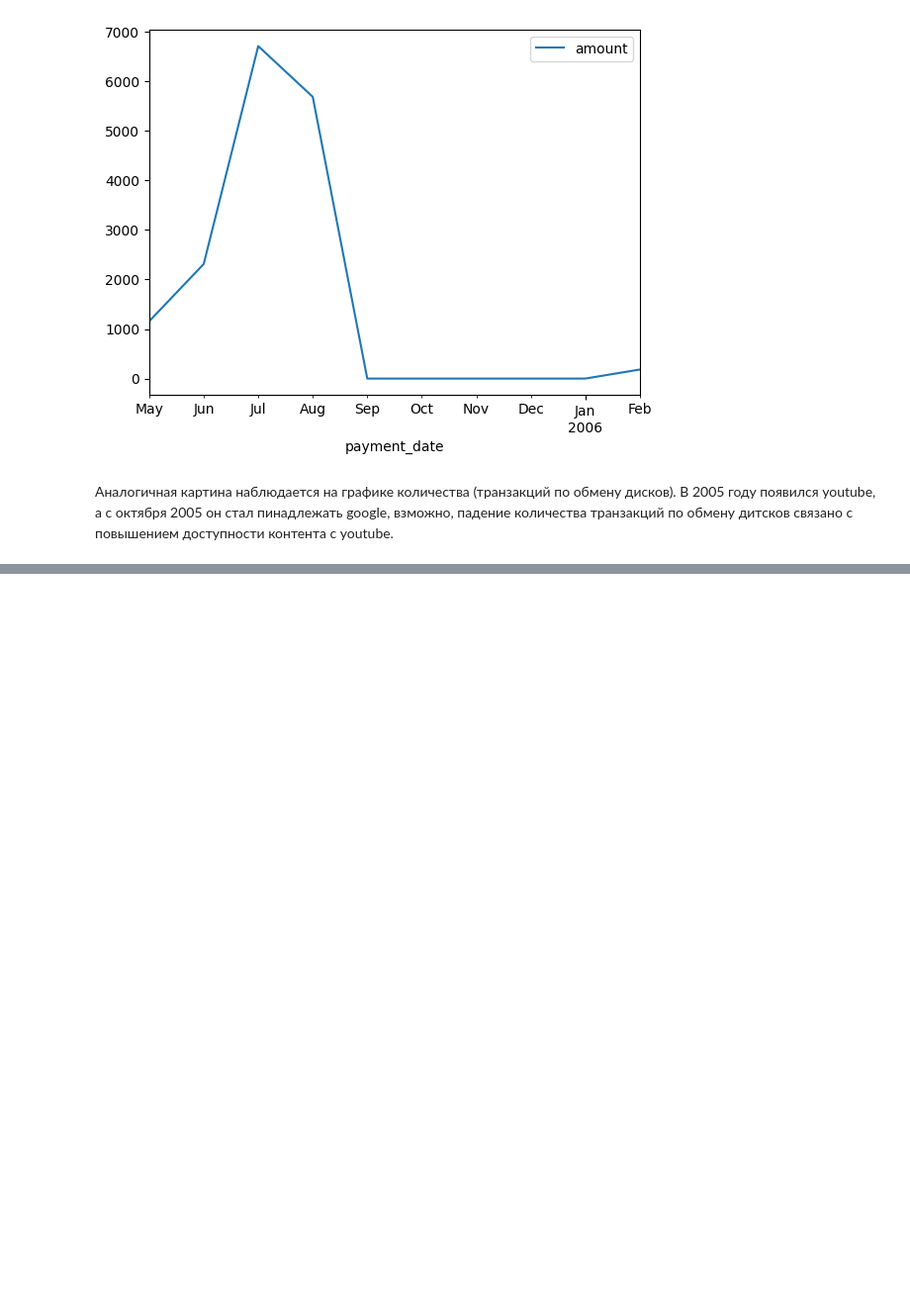
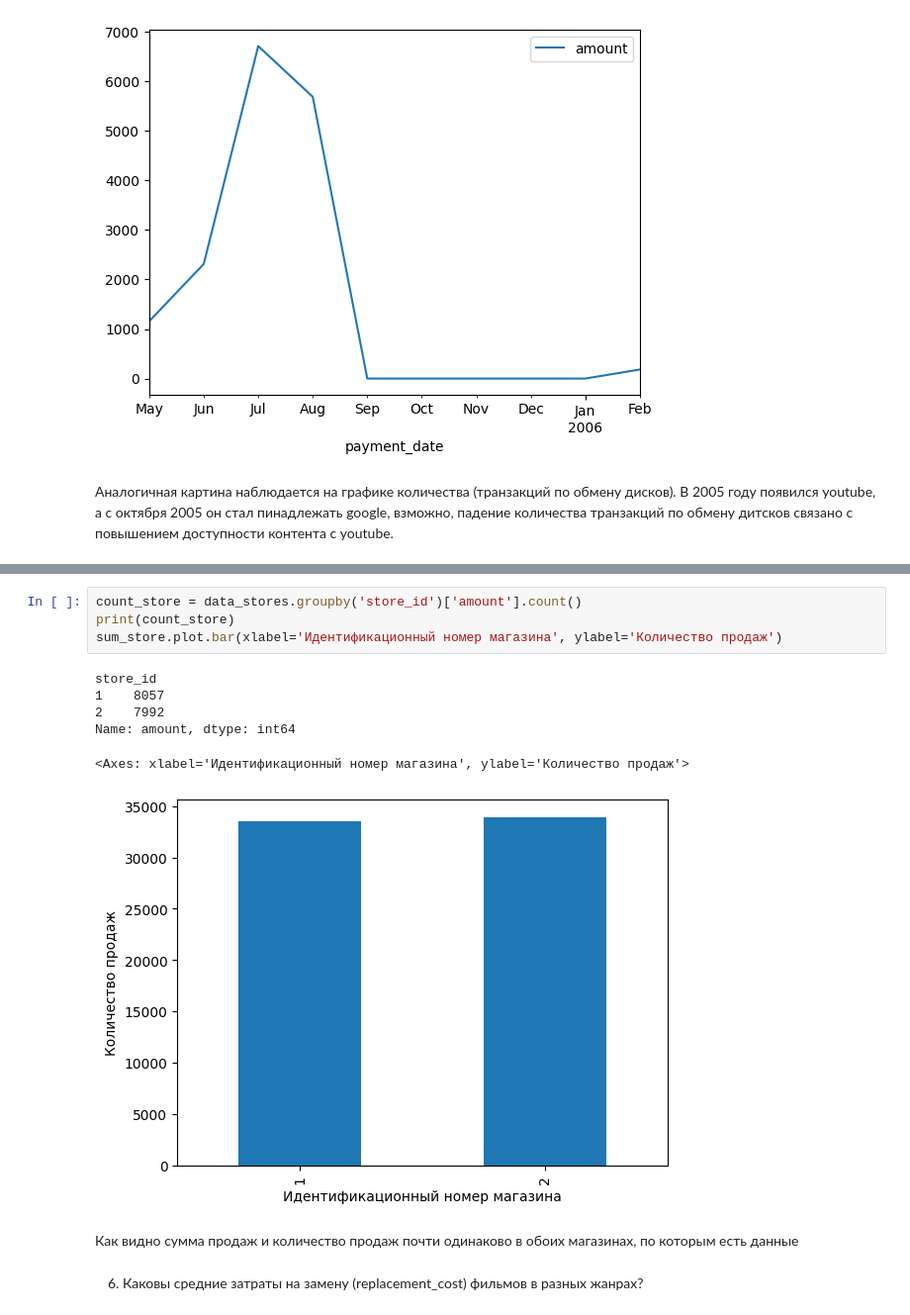
Before and after one commit to chebandenis/DZ_innopolis, a Jupyter notebook: db.ipynb, the cells around one changed output, grey strips where cells are left out. Shown: that part at 99% size. Saved outputs shown, nothing was run; the diff lists cells and outputs as text; blank space fills up the shorter version.

```diff
--- a/db.ipynb
+++ b/db.ipynb
@@ -237,0 +293,15 @@ data_month_count.plot()
+# %%
+count_store = data_stores.groupby('store_id')['amount'].count()
+print(count_store)
+sum_store.plot.bar(xlabel='Идентификационный номер магазина', ylabel='Количество продаж')
+# %% [output]
+store_id
+1    8057
+2    7992
+Name: amount, dtype: int64
+<Axes: xlabel='Идентификационный номер магазина', ylabel='Количество продаж'>
+[figure, added]
+# %% [markdown]
+Как видно сумма продаж и количество продаж почти одинаково в обоих магазинах, по которым есть данные
+# %% [markdown]
+6. Каковы средние затраты на замену (replacement_cost) фильмов в разных жанрах?
```
Also changed, not shown: parts of 6 cells of this notebook.
